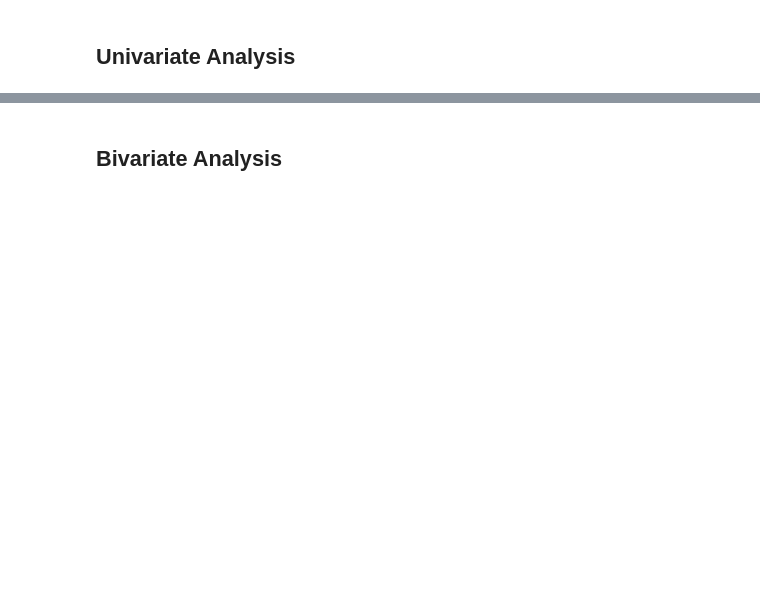
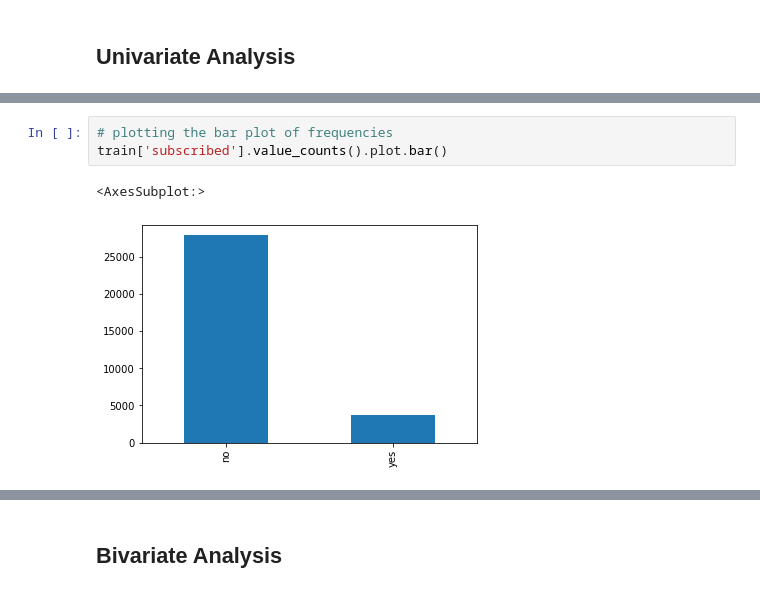
Before and after one commit to SoumaryaBasak/Projects, a Jupyter notebook: Benchmark solution.ipynb, the cells around one changed output, grey strips where cells are left out. Saved outputs shown, nothing was run; the diff lists cells and outputs as text; blank space fills up the shorter version.

```diff
--- a/Benchmark solution.ipynb
+++ b/Benchmark solution.ipynb
@@ -94,0 +107,6 @@ The distribution is skewed towards right and hence we can take log of the variab
+# %%
+# plotting the bar plot of frequencies
+train['subscribed'].value_counts().plot.bar()
+# %% [output]
+<AxesSubplot:>
+[figure, added]
```
Also changed, not shown: parts of 112 cells of this notebook.
